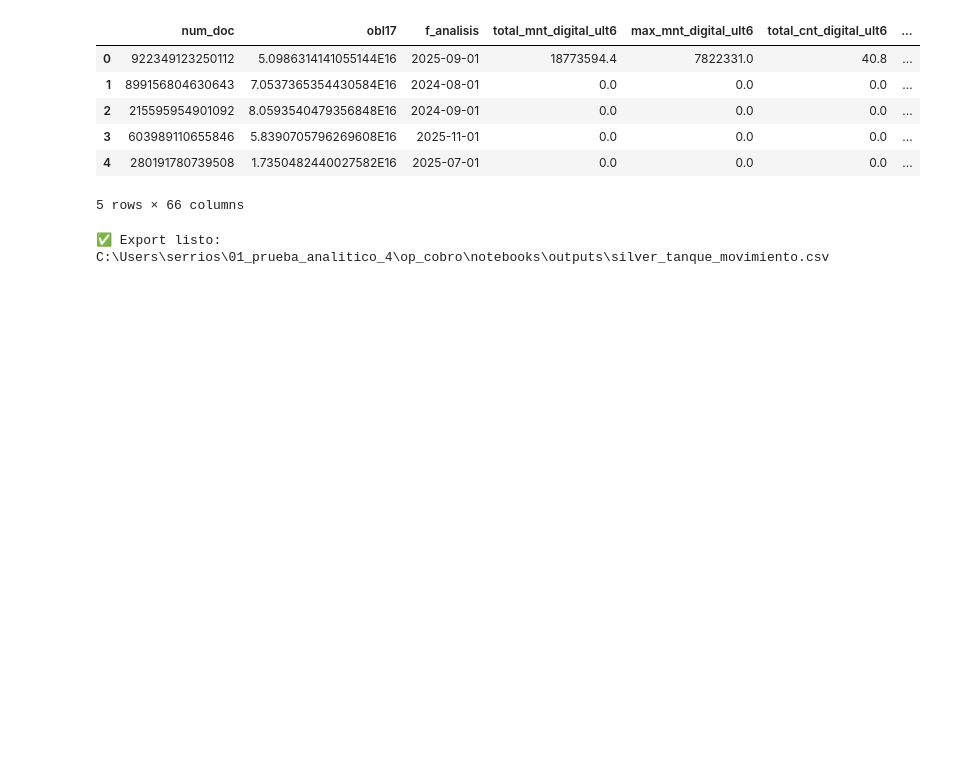
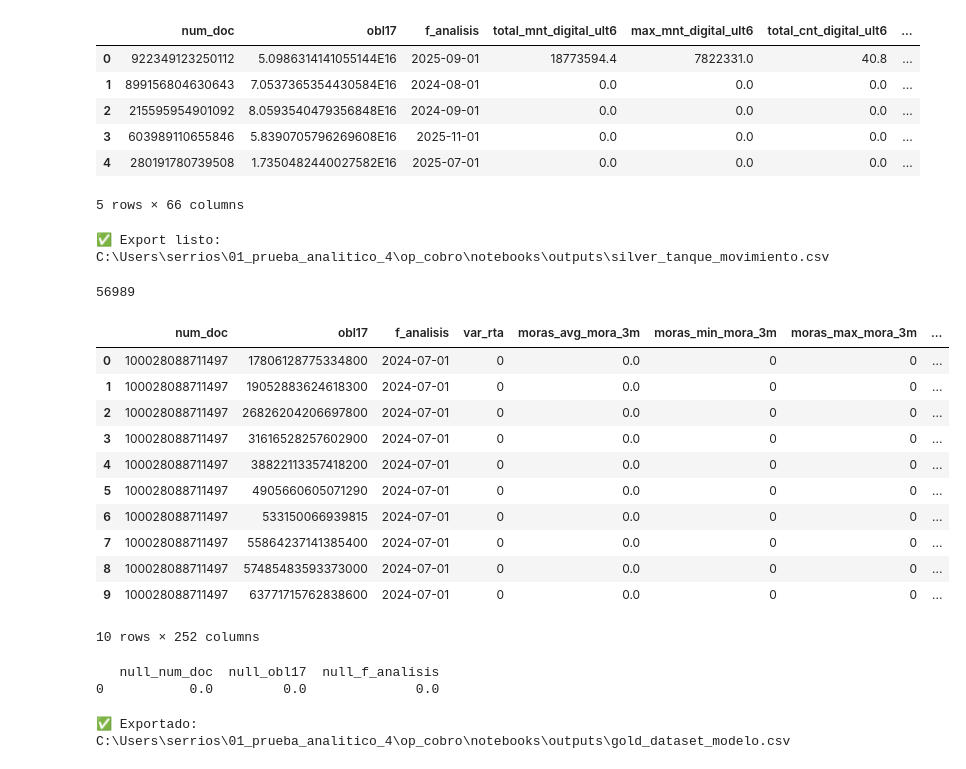
Before and after one commit to chechorios2008/debit360-early-collections, a Jupyter notebook: notebooks/prueba.ipynb, the cells around one changed output. Saved outputs shown, nothing was run; the diff lists cells and outputs as text; code cells hidden in the pictures; blank space fills up the shorter version.

Commit message:
Ajustes en los joins para construcción tabla GOLD.

```diff
--- a/notebooks/prueba.ipynb
+++ b/notebooks/prueba.ipynb
@@ -99,3 +99,63 @@ with duckdb.connect(str(db_path), read_only=True) as con:
 print("✅ Export listo:", out_file)
 # %% [output]
 ✅ Export listo: C:\Users\serrios\01_prueba_analitico_4\op_cobro\notebooks\outputs\silver_tanque_movimiento.csv
+# %%
+import duckdb
+from pathlib import Path
+
+DB_PATH = Path(r"C:\Users\serrios\01_prueba_analitico_4\op_cobro\database\analytics.duckdb")
+con = duckdb.connect(str(DB_PATH), read_only=True)
+
+print(con.execute("SELECT COUNT(*) FROM gold.dataset_modelo").fetchone()[0])
+con.close()
+# %% [output]
+56989
+# %%
+
+con = duckdb.connect(str(DB_PATH), read_only=True)
+df = con.execute("SELECT * FROM gold.dataset_modelo LIMIT 10").fetchdf()
+con.close()
+df
+# %% [output]
+|  | num_doc | obl17 | f_analisis | var_rta | moras_avg_mora_3m | moras_min_mora_3m | moras_max_mora_3m | ... |
+| 0 | 100028088711497 | 17806128775334800 | 2024-07-01 | 0 | 0.0 | 0 | 0 | ... |
+| 1 | 100028088711497 | 19052883624618300 | 2024-07-01 | 0 | 0.0 | 0 | 0 | ... |
+| 2 | 100028088711497 | 26826204206697800 | 2024-07-01 | 0 | 0.0 | 0 | 0 | ... |
+| 3 | 100028088711497 | 31616528257602900 | 2024-07-01 | 0 | 0.0 | 0 | 0 | ... |
+| 4 | 100028088711497 | 38822113357418200 | 2024-07-01 | 0 | 0.0 | 0 | 0 | ... |
+| 5 | 100028088711497 | 4905660605071290 | 2024-07-01 | 0 | 0.0 | 0 | 0 | ... |
+| 6 | 100028088711497 | 533150066939815 | 2024-07-01 | 0 | 0.0 | 0 | 0 | ... |
+| 7 | 100028088711497 | 55864237141385400 | 2024-07-01 | 0 | 0.0 | 0 | 0 | ... |
+| 8 | 100028088711497 | 57485483593373000 | 2024-07-01 | 0 | 0.0 | 0 | 0 | ... |
+| 9 | 100028088711497 | 63771715762838600 | 2024-07-01 | 0 | 0.0 | 0 | 0 | ... |
+10 rows × 252 columns
+# %%
+
+con = duckdb.connect(str(DB_PATH), read_only=True)
+print(con.execute("""
+SELECT
+  SUM(CASE WHEN num_doc IS NULL THEN 1 ELSE 0 END) AS null_num_doc,
+  SUM(CASE WHEN obl17  IS NULL THEN 1 ELSE 0 END) AS null_obl17,
+  SUM(CASE WHEN f_analisis IS NULL THEN 1 ELSE 0 END) AS null_f_analisis
+FROM gold.dataset_modelo
+""").fetchdf())
+con.close()
+# %% [output]
+   null_num_doc  null_obl17  null_f_analisis
+0           0.0         0.0              0.0
+# %%
+import duckdb
+from pathlib import Path
+
+DB_PATH = Path(r"C:\Users\serrios\01_prueba_analitico_4\op_cobro\database\analytics.duckdb")
+out_file = Path(r"C:\Users\serrios\01_prueba_analitico_4\op_cobro\notebooks\outputs\gold_dataset_modelo.csv")
+with duckdb.connect(str(DB_PATH), read_only=True) as con:
+    con.execute(f"""
+        COPY (SELECT * FROM gold.dataset_modelo)
+        TO '{out_file.as_posix()}'
+        (HEADER, DELIMITER ',');
+    """)
+
+print("✅ Exportado:", out_file)
+# %% [output]
+✅ Exportado: C:\Users\serrios\01_prueba_analitico_4\op_cobro\notebooks\outputs\gold_dataset_modelo.csv
```
Also changed, not shown: 9 other files.
